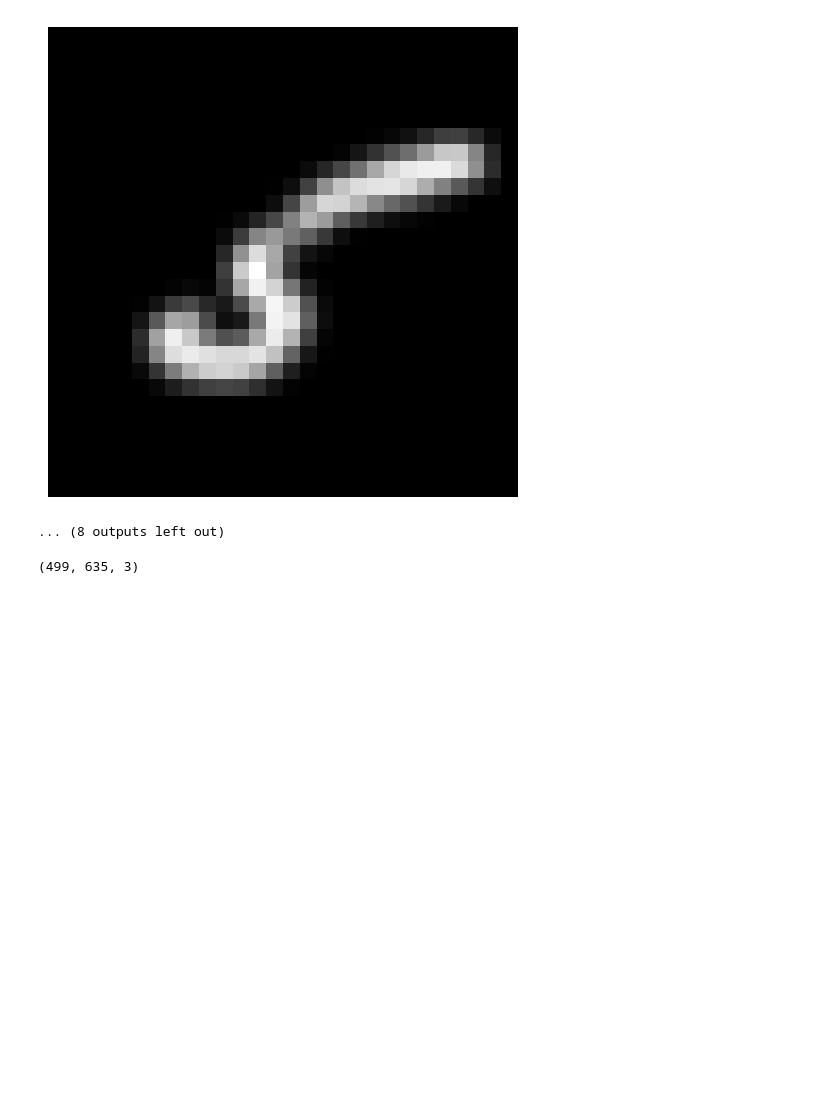
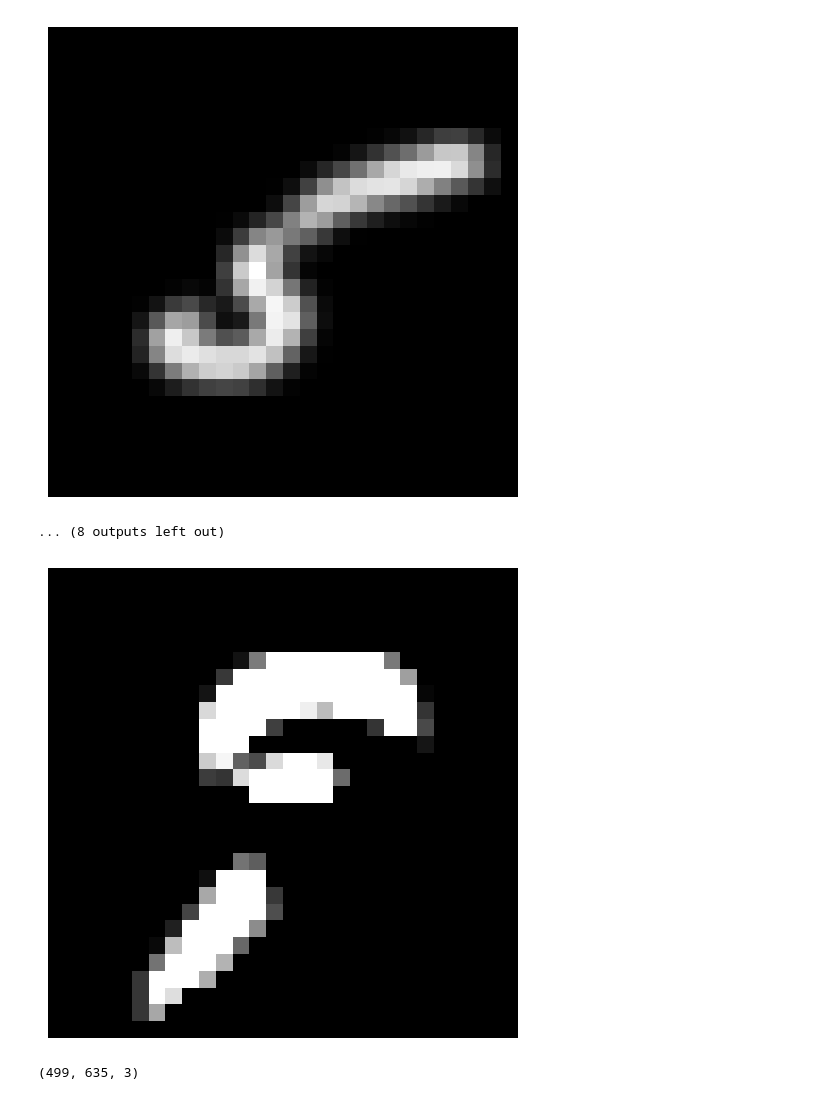
Before and after one commit to amirho3einsedaghati/pyimkernel, a Jupyter notebook: examples/Image Kernels.ipynb, the cells around one changed output. Cells and saved outputs as stored; diff of their text form; code cells hidden in the pictures; blank space fills up the shorter version.

```diff
--- a/examples/Image Kernels.ipynb
+++ b/examples/Image Kernels.ipynb
@@ -50,6 +52,24 @@ for i in range(20):
 [figure]
 [figure]
 ... (8 outputs left out)
+# %%
+# 5x5 Prewitt Horizontal Edge Kernel
+kernel_value = np.array([[-1, -1, -1, -1, -1],
+                         [-1, -1, -1, -1, -1],
+                         [0,   0,  0,  0,  0],
+                         [1,   1,  1,  1,  1],
+                         [1,   1,  1,  1,  1]])
+imkernel.imshow(
+    image=imkernel.apply_filter_on_gray_img(
+        X_train[19],
+        kernel_name='custom',
+        kernel_value=kernel_value
+    ),
+    cmap=plt.cm.gray
+)
+plt.savefig('filtered_nine2.png')
+# %% [output]
+[figure, added]
 # %%
 image1 = cv2.imread(
     os.path.join('Images', '1.jpg')
```
Also changed, not shown: parts of 5 cells of this notebook.
